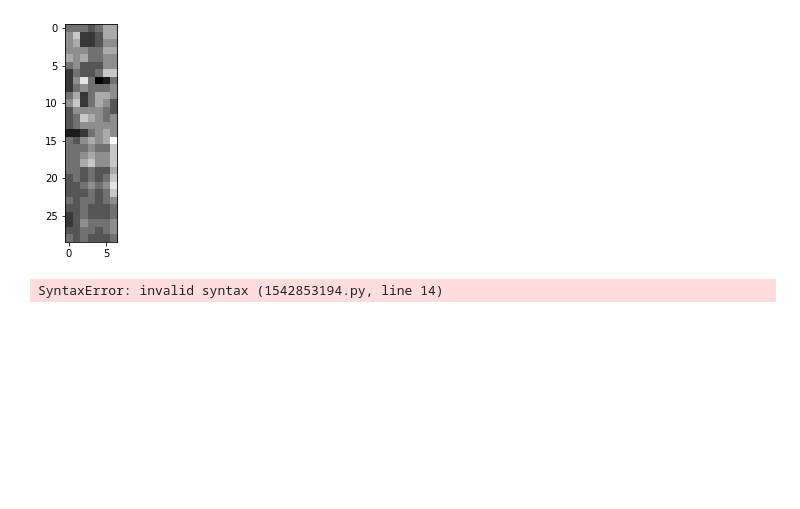
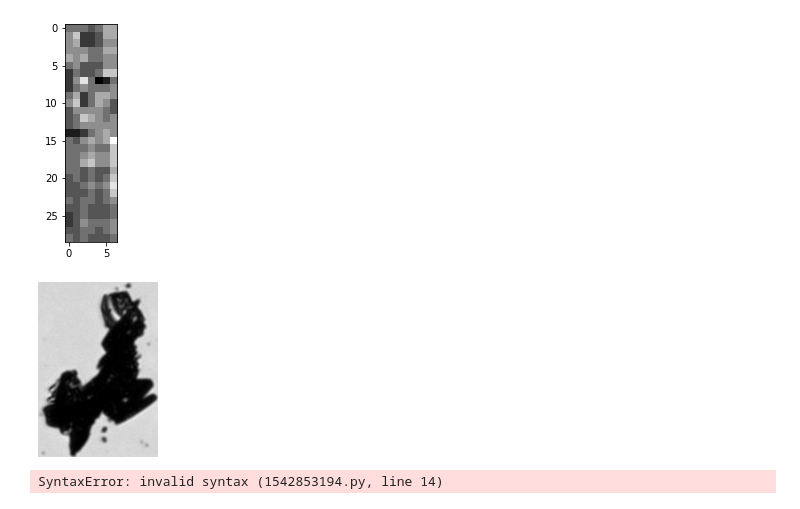
Before and after one commit to Scottholman33/KBI, a Jupyter notebook: KBI_Python_Start.ipynb, the cells around one changed output. Cells and saved outputs as stored; diff of their text form; code cells hidden in the pictures; blank space fills up the shorter version.

```diff
--- a/KBI_Python_Start.ipynb
+++ b/KBI_Python_Start.ipynb
@@ -342,6 +334,35 @@ plt.imshow(cropped, cmap="gray")
 [3]
 <matplotlib.image.AxesImage at 0x...>
 [figure]
+# %%
+from skimage import io
+import skimage.color
+from PIL import Image
+
+max_ecd=np.max(df["ecd_um"])
+#print(max_ecd)
+idx=np.where((df["ecd_um"]==max_ecd))
+index=idx[0]
+#print("csv index =",index+1)
+
+row=df.iloc[index] #pull out entire row at index with largest ecd
+#print(row)
+
+ecd=df.iloc[index]['ecd_um']
+#print("ecd =",ecd)
+
+ind=96477
+
+xL=df.iloc[ind]['x_left']
+xR=df.iloc[ind]['x_right']
+yT=df.iloc[ind]['y_top']
+yB=df.iloc[ind]['y_bottom']
+
+img=Image.open("09 Glass Image_00299.jpg")
+img2=img.crop((xL,yT,xR,yB))
+display(img2)
+# %% [output]
+[figure, added]
 # %%
 from PIL import Image
 
```
Also changed, not shown: parts of 1 cell of this notebook.
